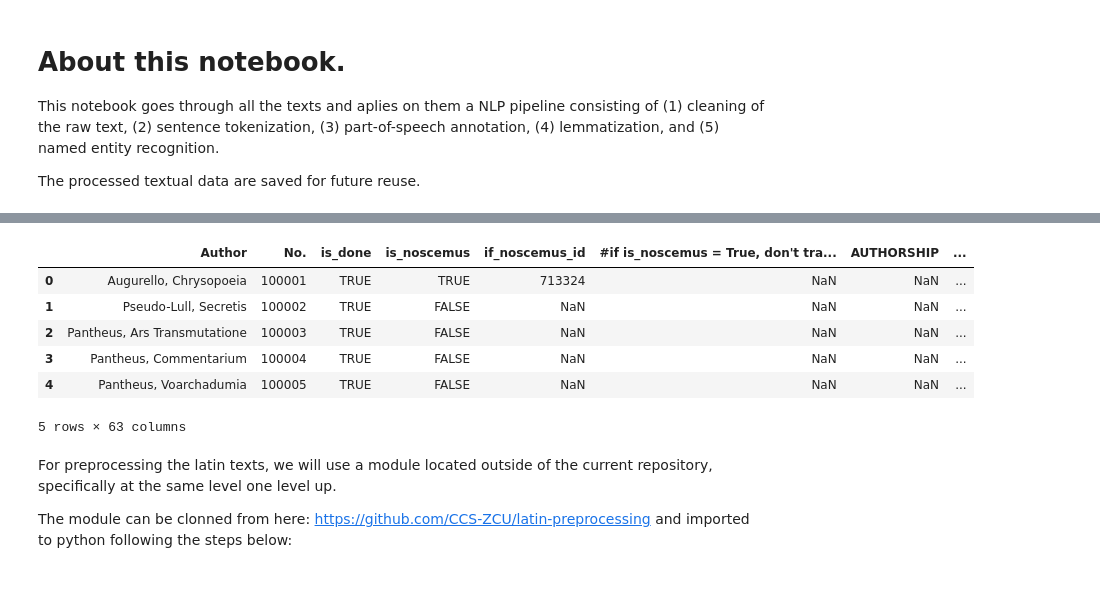
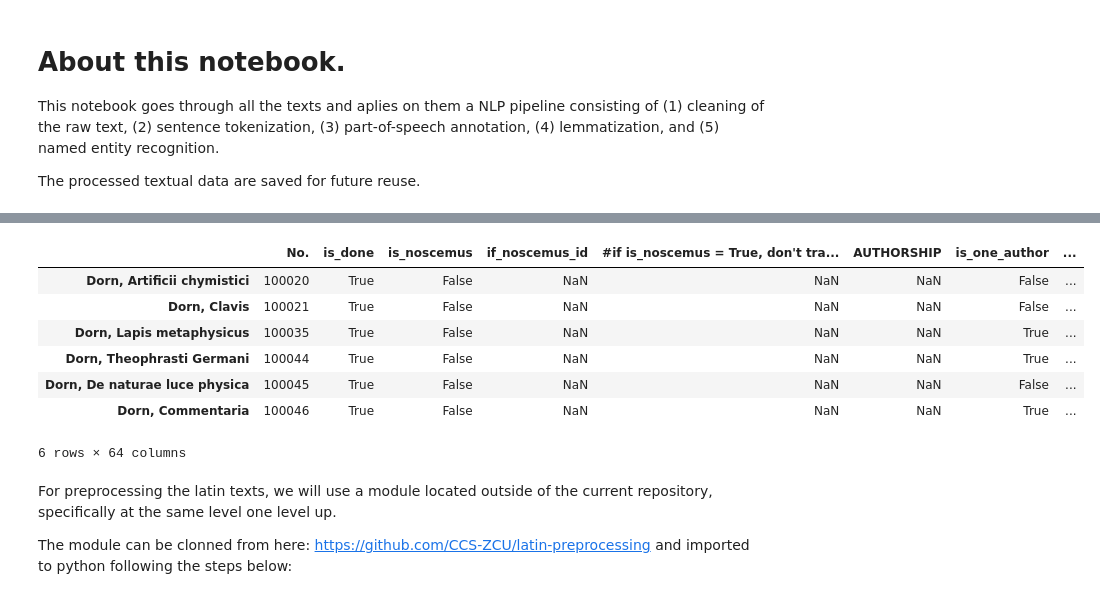
Before and after one commit to CCS-ZCU/EMLAP_ETL, a Jupyter notebook: scripts/3_texts-processing.ipynb, the cells around one changed output, grey strips where cells are left out. Drawn from its saved outputs; the diff is of its cells as text; code cells hidden in the pictures.

```diff
--- a/scripts/3_texts-processing.ipynb
+++ b/scripts/3_texts-processing.ipynb
@@ -88,11 +44,11 @@ emlap_id_file_dict
-# %%
-emlap_metadata["filename"] = emlap_metadata["No."].apply(lambda x:  emlap_id_file_dict.get(x, None))
-emlap_metadata.head(5)
-# %% [output]
-|  | Author | No. | is_done | is_noscemus | if_noscemus_id | #if is_noscemus = True, don't tra... | AUTHORSHIP | ... |
-| 0 | Augurello, Chrysopoeia | 100001 | TRUE | TRUE | 713324 | NaN | NaN | ... |
-| 1 | Pseudo-Lull, Secretis | 100002 | TRUE | FALSE | NaN | NaN | NaN | ... |
-| 2 | Pantheus, Ars Transmutatione | 100003 | TRUE | FALSE | NaN | NaN | NaN | ... |
-| 3 | Pantheus, Commentarium | 100004 | TRUE | FALSE | NaN | NaN | NaN | ... |
-| 4 | Pantheus, Voarchadumia | 100005 | TRUE | FALSE | NaN | NaN | NaN | ... |
-5 rows × 63 columns
+# %%
+emlap_metadata[emlap_metadata["author_name"].str.startswith("Dorn", na=False)]
+# %% [output]
+|  | No. | is_done | is_noscemus | if_noscemus_id | #if is_noscemus = True, don't tra... | AUTHORSHIP | is_one_author | ... |
+| Dorn, Artificii chymistici | 100020 | True | False | NaN | NaN | NaN | False | ... |
+| Dorn, Clavis | 100021 | True | False | NaN | NaN | NaN | False | ... |
+| Dorn, Lapis metaphysicus | 100035 | True | False | NaN | NaN | NaN | True | ... |
+| Dorn, Theophrasti Germani | 100044 | True | False | NaN | NaN | NaN | True | ... |
+| Dorn, De naturae luce physica | 100045 | True | False | NaN | NaN | NaN | False | ... |
+| Dorn, Commentaria | 100046 | True | False | NaN | NaN | NaN | True | ... |
+6 rows × 64 columns
```
Also changed, not shown: parts of 26 cells of this notebook, 5 other files.
